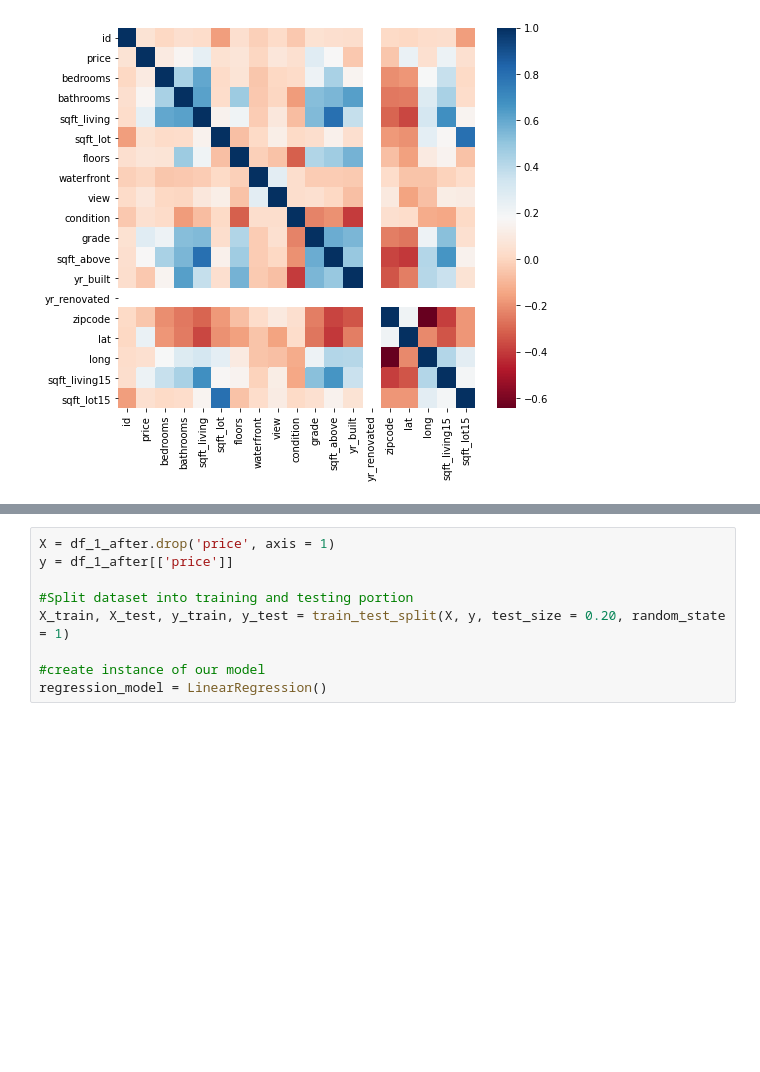
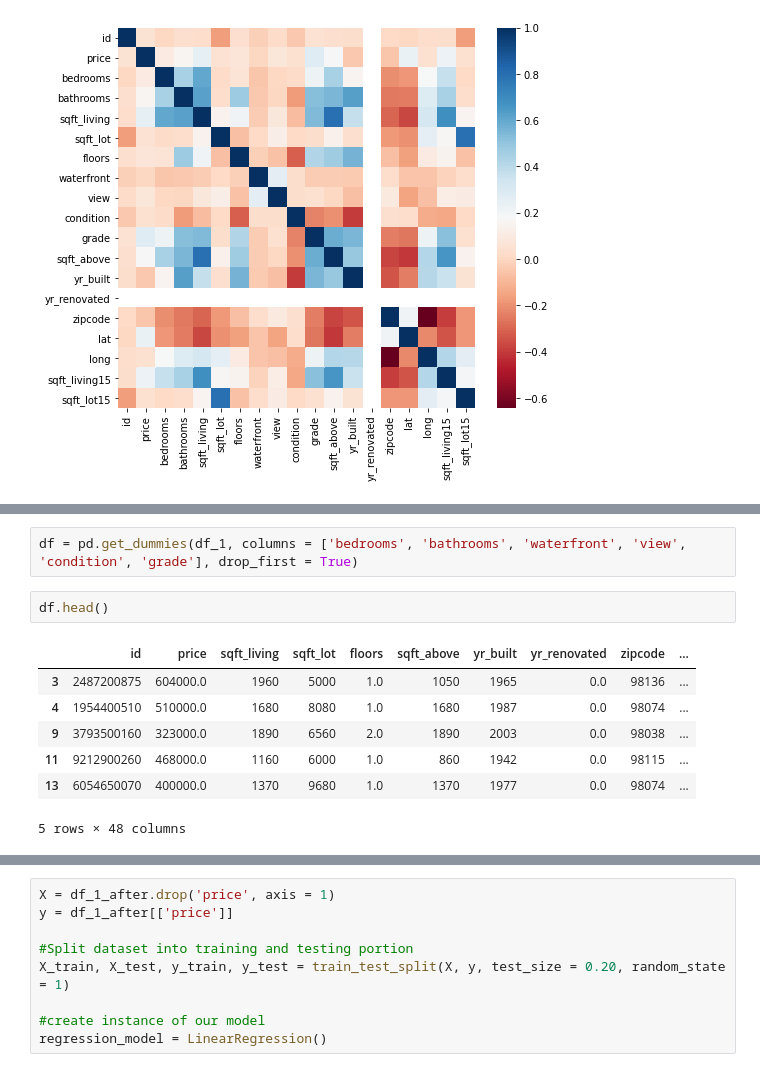
Before and after one commit to ozbunae/Housing_Data, a Jupyter notebook: Non Renovated.ipynb, the cells around one changed output, grey strips where cells are left out. Drawn from its saved outputs; the diff is of its cells as text; blank space fills up the shorter version.

```diff
--- a/Non Renovated.ipynb
+++ b/Non Renovated.ipynb
@@ -275,3 +286,15 @@ df_1.corr()
+# %%
+df = pd.get_dummies(df_1, columns = ['bedrooms', 'bathrooms', 'waterfront', 'view', 'condition', 'grade'], drop_first = True)
+# %%
+df.head()
+# %% [output]
+|  | id | price | sqft_living | sqft_lot | floors | sqft_above | yr_built | yr_renovated | zipcode | ... |
+| 3 | 2487200875 | 604000.0 | 1960 | 5000 | 1.0 | 1050 | 1965 | 0.0 | 98136 | ... |
+| 4 | 1954400510 | 510000.0 | 1680 | 8080 | 1.0 | 1680 | 1987 | 0.0 | 98074 | ... |
+| 9 | 3793500160 | 323000.0 | 1890 | 6560 | 2.0 | 1890 | 2003 | 0.0 | 98038 | ... |
+| 11 | 9212900260 | 468000.0 | 1160 | 6000 | 1.0 | 860 | 1942 | 0.0 | 98115 | ... |
+| 13 | 6054650070 | 400000.0 | 1370 | 9680 | 1.0 | 1370 | 1977 | 0.0 | 98074 | ... |
+5 rows × 48 columns
 # %%
 #eliminating multicolliniarity
 #variance inflation factor
```
Also changed, not shown: parts of 17 cells of this notebook, 7 other files.
